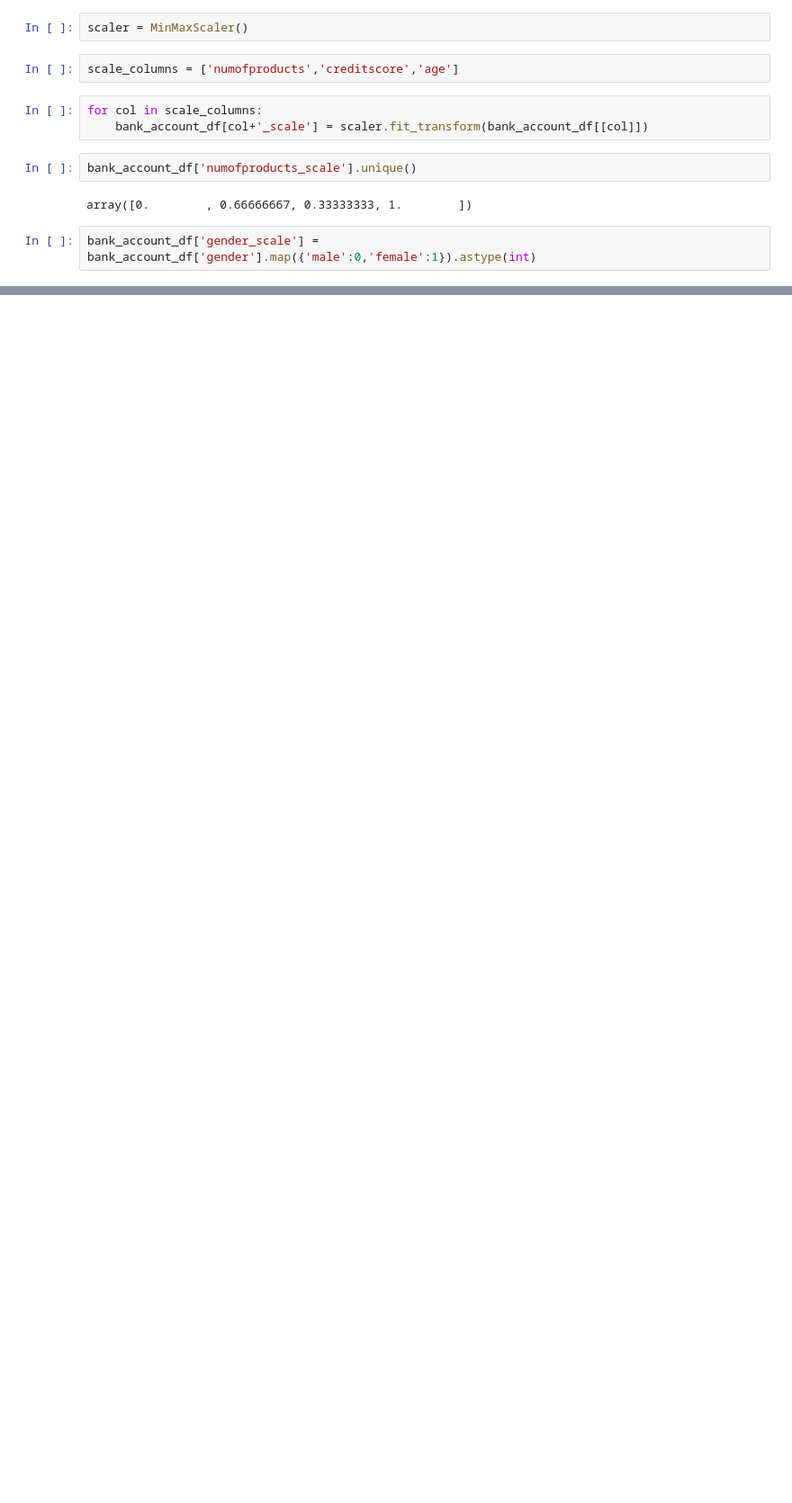
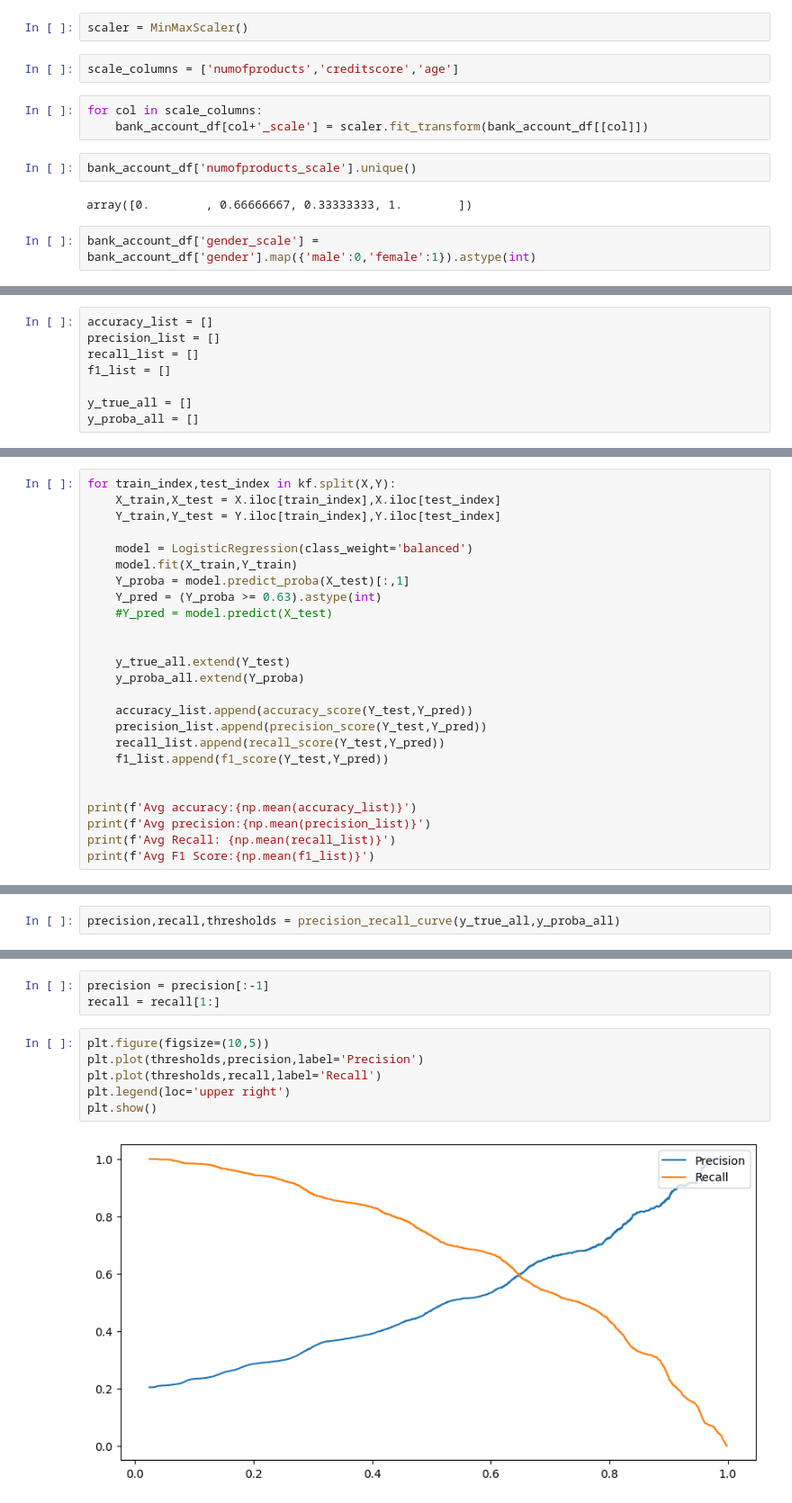
Before and after one commit to shwezin-coder/Bank-Churn-Customer, a Jupyter notebook: bank_churn_analysis.ipynb, the cells around one changed output, grey strips where cells are left out. Shown at 90% size. Drawn from its saved outputs; the diff is of its cells as text; blank space fills up the shorter version.

Commit message:
logistic regression updated.

```diff
--- a/bank_churn_analysis.ipynb
+++ b/bank_churn_analysis.ipynb
@@ -956,0 +1031,8 @@ bank_account_df[geography_dummies.columns] = bank_account_df[geography_dummies.c
+# %%
+accuracy_list = []
+precision_list = []
+recall_list = []
+f1_list = []
+
+y_true_all = []
+y_proba_all = []
@@ -956,0 +1044,25 @@ bank_account_df[geography_dummies.columns] = bank_account_df[geography_dummies.c
+# %%
+for train_index,test_index in kf.split(X,Y):
+    X_train,X_test = X.iloc[train_index],X.iloc[test_index]
+    Y_train,Y_test = Y.iloc[train_index],Y.iloc[test_index]
+
+    model = LogisticRegression(class_weight='balanced')
+    model.fit(X_train,Y_train)
+    Y_proba = model.predict_proba(X_test)[:,1]
+    Y_pred = (Y_proba >= 0.63).astype(int)
+    #Y_pred = model.predict(X_test)
+
+
+    y_true_all.extend(Y_test)
+    y_proba_all.extend(Y_proba)
+
+    accuracy_list.append(accuracy_score(Y_test,Y_pred))
+    precision_list.append(precision_score(Y_test,Y_pred))
+    recall_list.append(recall_score(Y_test,Y_pred))
+    f1_list.append(f1_score(Y_test,Y_pred))
+
+
+print(f'Avg accuracy:{np.mean(accuracy_list)}')
+print(f'Avg precision:{np.mean(precision_list)}')
+print(f'Avg Recall: {np.mean(recall_list)}')
+print(f'Avg F1 Score:{np.mean(f1_list)}')
@@ -956,0 +1079,2 @@ bank_account_df[geography_dummies.columns] = bank_account_df[geography_dummies.c
+# %%
+precision,recall,thresholds = precision_recall_curve(y_true_all,y_proba_all)
@@ -956,0 +1090,11 @@ bank_account_df[geography_dummies.columns] = bank_account_df[geography_dummies.c
+# %%
+precision = precision[:-1]
+recall = recall[1:]
+# %%
+plt.figure(figsize=(10,5))
+plt.plot(thresholds,precision,label='Precision')
+plt.plot(thresholds,recall,label='Recall')
+plt.legend(loc='upper right')
+plt.show()
+# %% [output]
+[figure, added]
```
Also changed, not shown: parts of 20 cells of this notebook.
